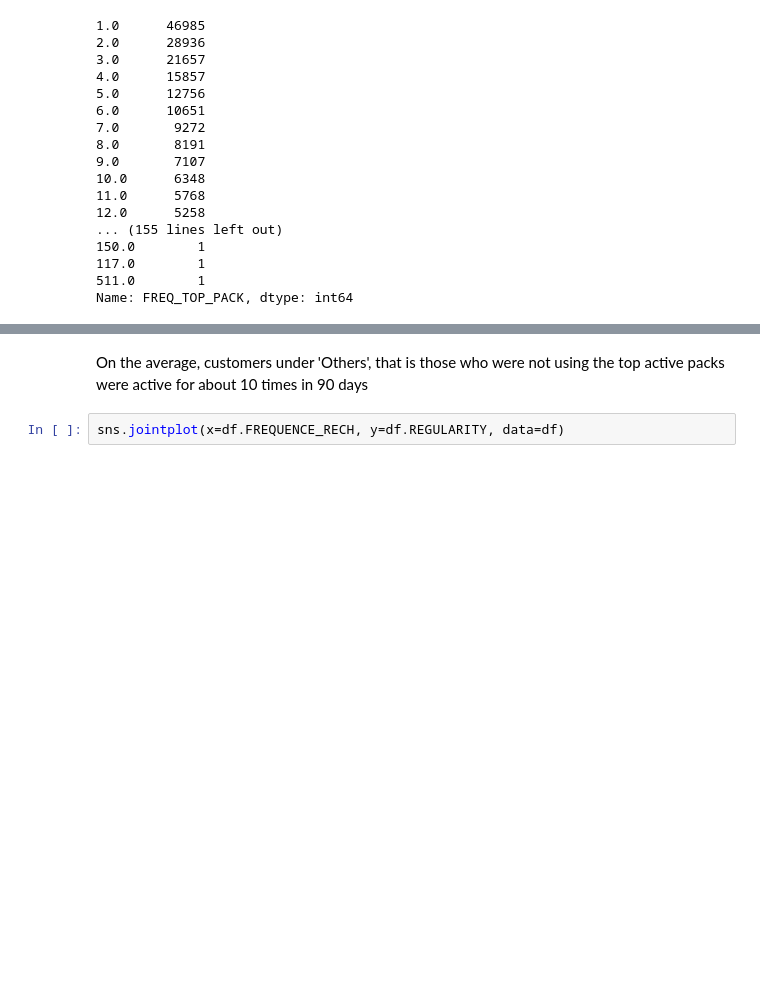
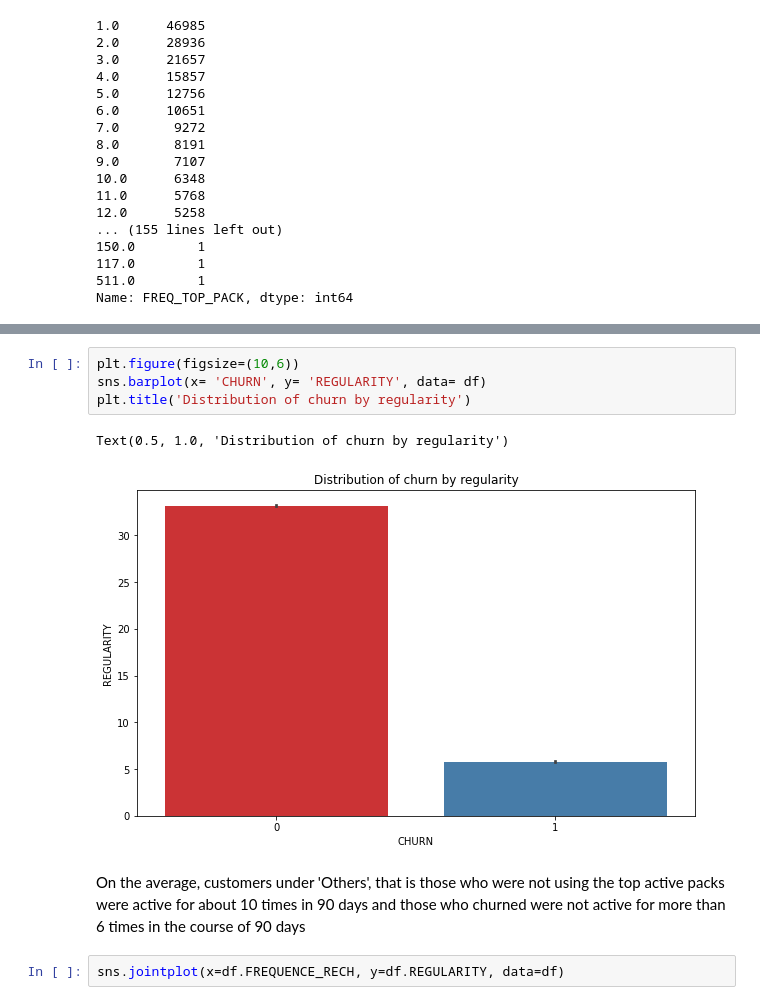
Before and after one commit to adeyinkaoresanya/Zindi_DSN_2020_ExpressoChurnPrediction, a Jupyter notebook: Exploratory Analysis.ipynb, the cells around one changed output, grey strips where cells are left out. Saved outputs shown, nothing was run; the diff lists cells and outputs as text; blank space fills up the shorter version.

```diff
--- a/Exploratory Analysis.ipynb
+++ b/Exploratory Analysis.ipynb
@@ -234,5 +234,12 @@ Text(0.5, 1.0, 'Distribution of active packs by regularity')
+# %%
+plt.figure(figsize=(10,6))
+sns.barplot(x= 'CHURN', y= 'REGULARITY', data= df)
+plt.title('Distribution of churn by regularity')
+# %% [output]
+Text(0.5, 1.0, 'Distribution of churn by regularity')
+[figure, added]
 # %% [markdown]
-On the average, customers under 'Others', that is those who were not using the top active packs were active for about 10 times in 90 days
+On the average, customers under 'Others', that is those who were not using the top active packs were active for about 10 times in 90 days and those who churned were not active for more than 6 times in the course of 90 days
 # %%
 sns.jointplot(x=df.FREQUENCE_RECH, y=df.REGULARITY, data=df)
 # %% [output]
```
Also changed, not shown: parts of 5 cells of this notebook, 1 other file.
